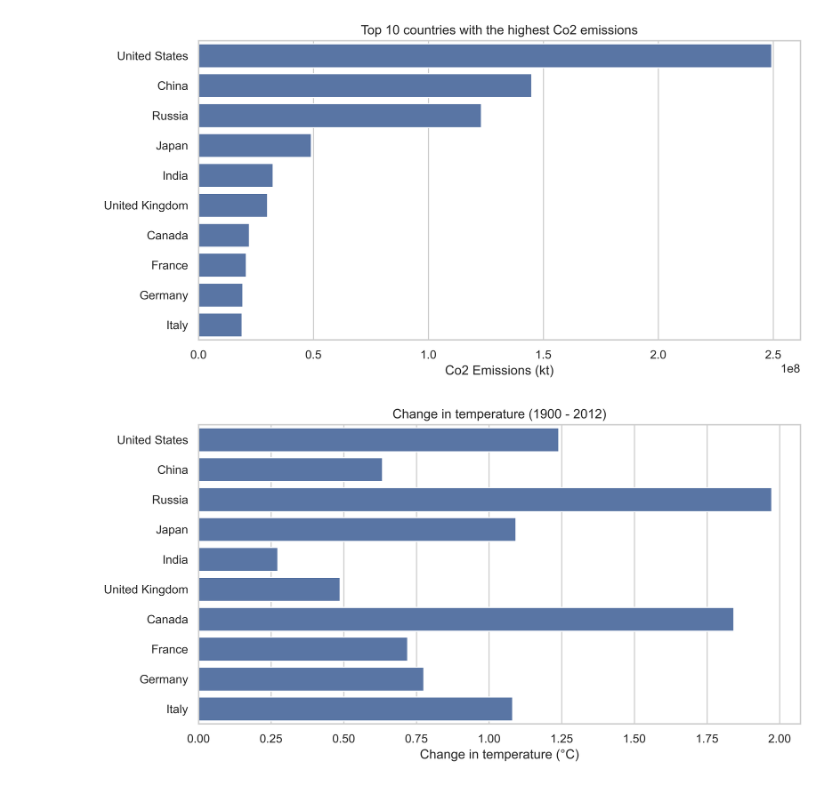
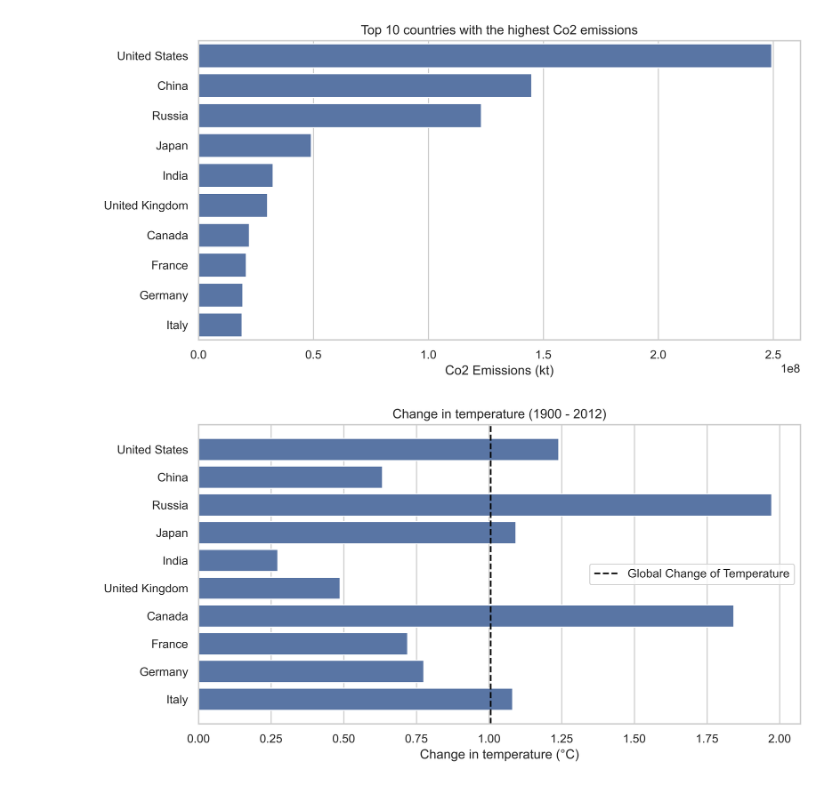
Before and after one commit to PatrickSchuetten/Climate_Change_Data_Exploration, a Jupyter notebook: notebooks/Question3.ipynb, the cells around one changed output. Cells and saved outputs as stored; diff of their text form; code cells hidden in the pictures.

```diff
--- a/notebooks/Question3.ipynb
+++ b/notebooks/Question3.ipynb
@@ -229,13 +202,20 @@ ax.set_title('Top 10 countries with the highest Co2 emissions')
 plt.savefig('../resources/pictures/Top 10 countries with the highest Co2 emissions.png', format='png')
 # %% [output]
 [figure]
+# %%
+temp_global = pd.read_csv('../data/cleaned/annual_increase_of_temp_global.csv')
+# %%
+global_increase = temp_global.mean()[1] * temp_global.count()[1]
 # %%
 fig,ax = plt.subplots(figsize=(10,5), dpi=500)
 sns.barplot(data=temp_county_top10_diff, y='country', x='temp_diff', order=country_top10_temp)
 sns.set(style="whitegrid")
 ax.set_xlabel('Change in temperature (°C)')
 ax.set_ylabel('')
 ax.set_title('Change in temperature (1900 - 2012)')
+plt.axvline(x=global_increase, color='black', linestyle='--')
+plt.plot([], [], color='black', linestyle='--', label='Global Change of Temperature')
+plt.legend(loc='center right')
 plt.savefig('../resources/pictures/Change in temperature 1900 - 2012.png', format='png')
 # %% [output]
-[figure, old version]
+[figure, new version]
```
Also changed, not shown: parts of 3 cells of this notebook, 6 other files.
